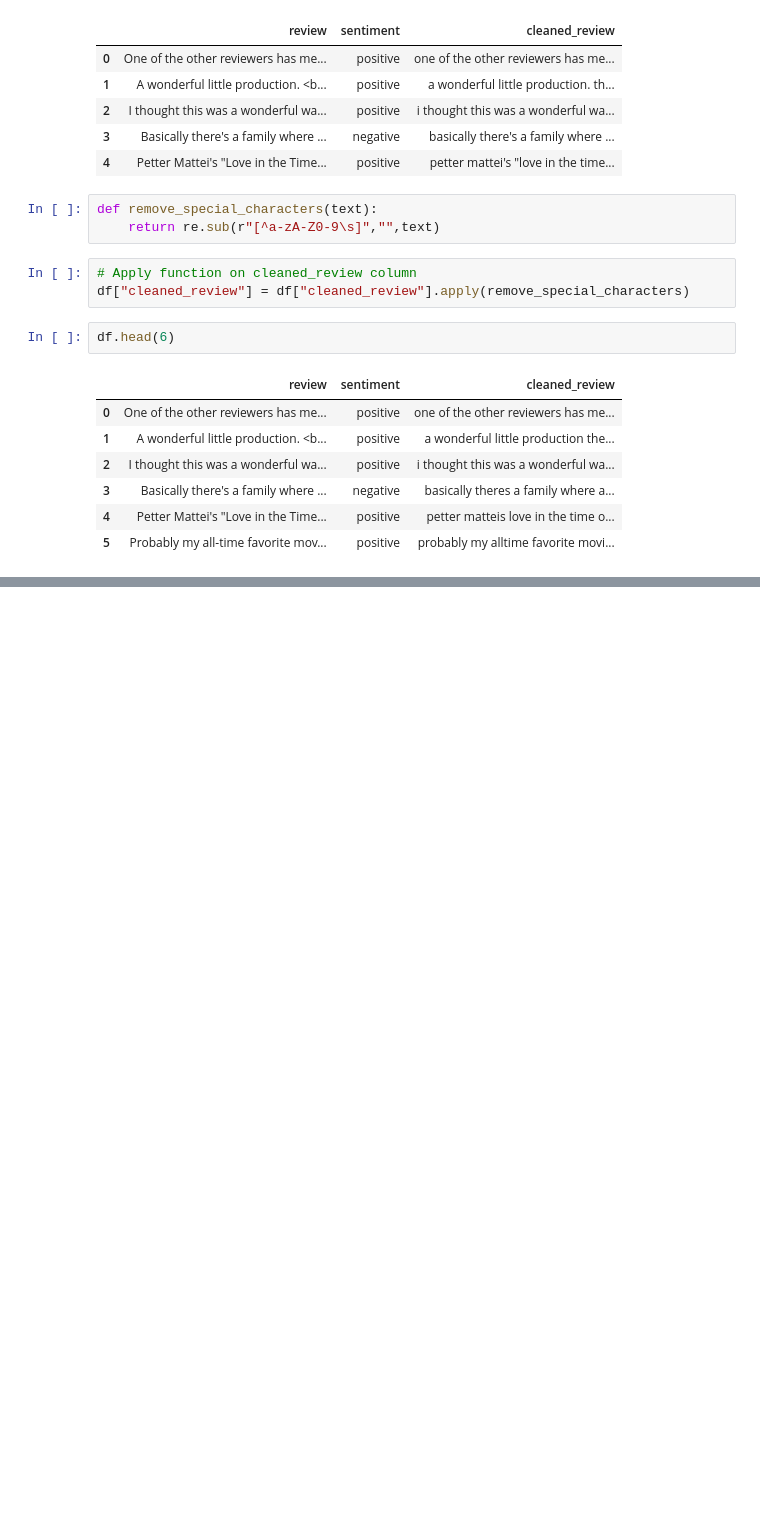
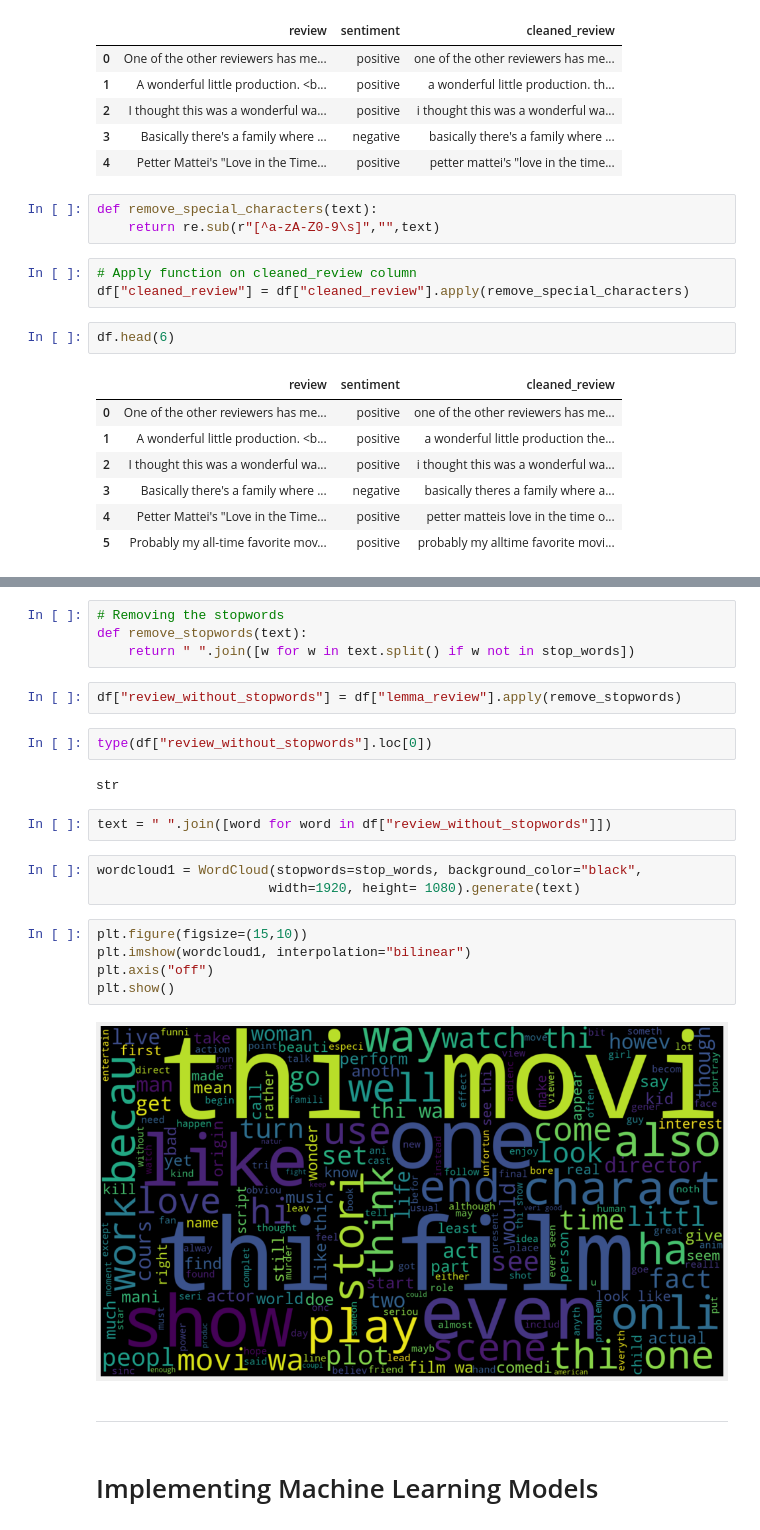
Before and after one commit to Zahed-Golabi/Tweet-Sentiment-Analysis, a Jupyter notebook: Tweet Sentiment Analysis.ipynb, the cells around one changed output, grey strips where cells are left out. Cells and saved outputs as stored; diff of their text form; blank space fills up the shorter version.

Commit message:
Stem and Lemmatize

```diff
--- a/Tweet Sentiment Analysis.ipynb
+++ b/Tweet Sentiment Analysis.ipynb
@@ -207,0 +273,26 @@ df.head(6)
+# %%
+# Removing the stopwords
+def remove_stopwords(text):
+    return " ".join([w for w in text.split() if w not in stop_words])
+# %%
+df["review_without_stopwords"] = df["lemma_review"].apply(remove_stopwords)
+# %%
+type(df["review_without_stopwords"].loc[0])
+# %% [output]
+str
+# %%
+text = " ".join([word for word in df["review_without_stopwords"]])
+# %%
+wordcloud1 = WordCloud(stopwords=stop_words, background_color="black",
+                      width=1920, height= 1080).generate(text)
+# %%
+plt.figure(figsize=(15,10))
+plt.imshow(wordcloud1, interpolation="bilinear")
+plt.axis("off")
+plt.show()
+# %% [output]
+[figure, added]
+# %% [markdown]
+---
+# %% [markdown]
+# Implementing Machine Learning Models
```
Also changed, not shown: parts of 11 cells of this notebook.
